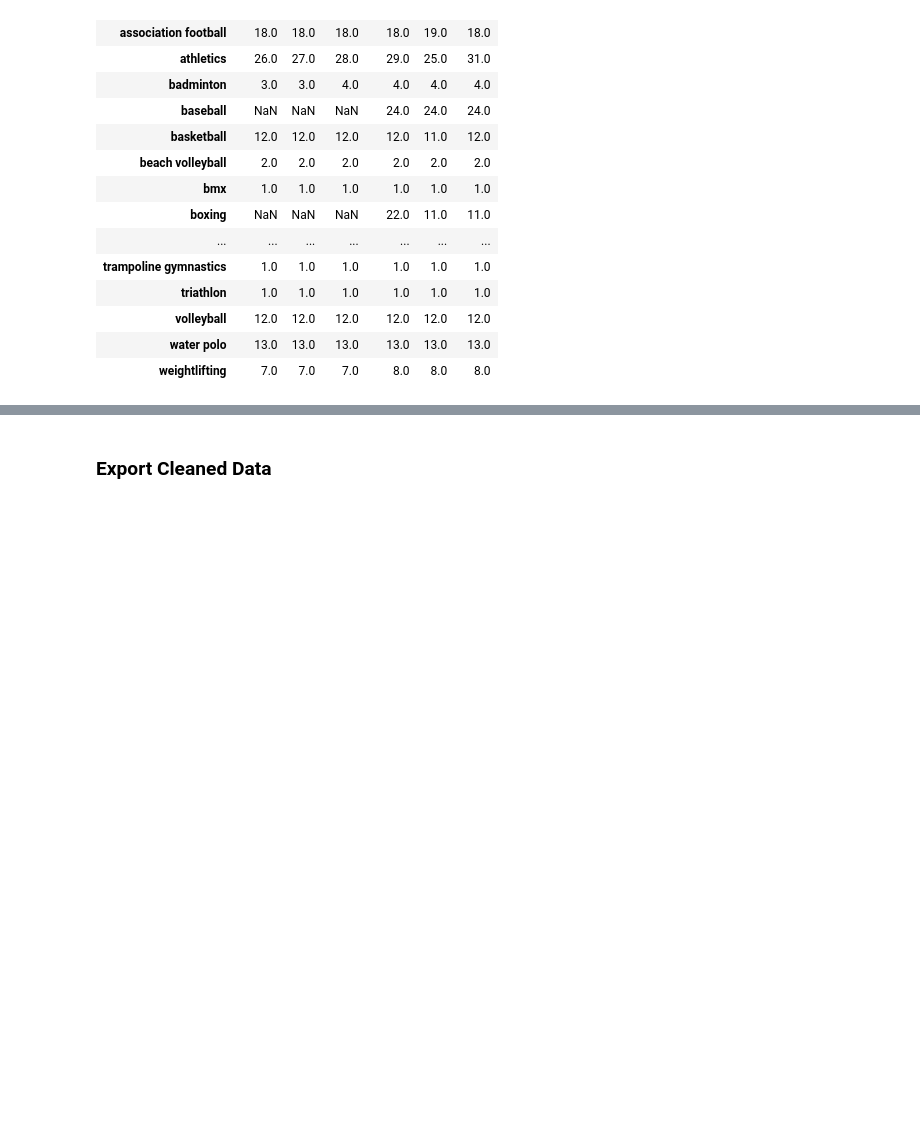
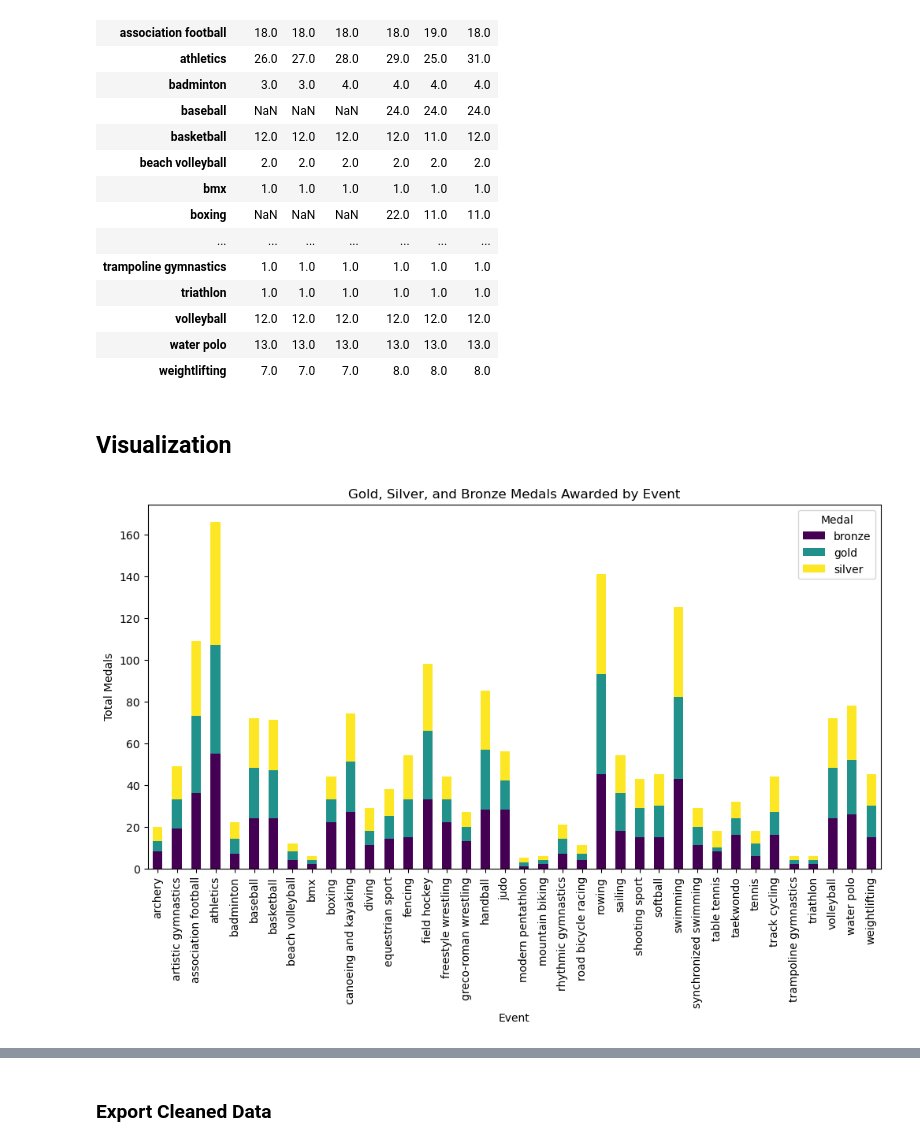
Before and after one commit to annamccartan3/McCartan-Data-Science-Portfolio, a Jupyter notebook: TidyData-Project/TidyData.ipynb, the cells around one changed output, grey strips where cells are left out. Cells and saved outputs as stored; diff of their text form; code cells hidden in the pictures; blank space fills up the shorter version.

Commit message:
add visualizations for medal count information

```diff
--- a/TidyData-Project/TidyData.ipynb
+++ b/TidyData-Project/TidyData.ipynb
@@ -160,3 +188,15 @@ olympic_df_clean.pivot_table(index="Event",
 | volleyball | 12.0 | 12.0 | 12.0 | 12.0 | 12.0 | 12.0 |
 | water polo | 13.0 | 13.0 | 13.0 | 13.0 | 13.0 | 13.0 |
 | weightlifting | 7.0 | 7.0 | 7.0 | 8.0 | 8.0 | 8.0 |
+# %% [markdown]
+## Visualization
+# %%
+# visualize gold, silver, and bronze medals awarded by event
+medal_counts = olympic_df_clean.pivot_table(index="Event", columns="Medal", values="medalist_name", aggfunc="count", fill_value=0)
+
+medal_counts.plot(kind="bar", stacked=True, figsize=(12,6), colormap="viridis")
+plt.ylabel("Total Medals")
+plt.title("Gold, Silver, and Bronze Medals Awarded by Event")
+plt.show()
+# %% [output]
+[figure, added]
```
Also changed, not shown: parts of 5 cells of this notebook.
